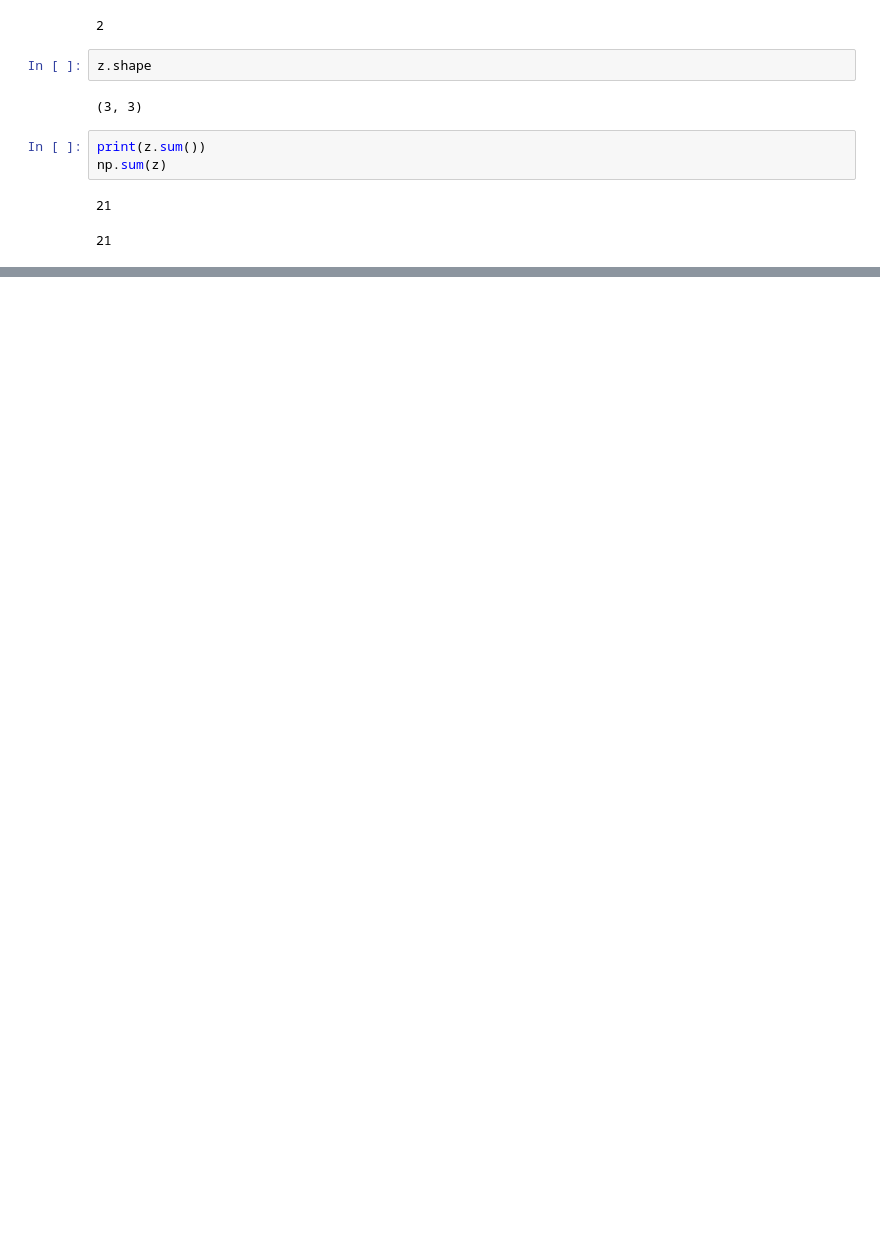
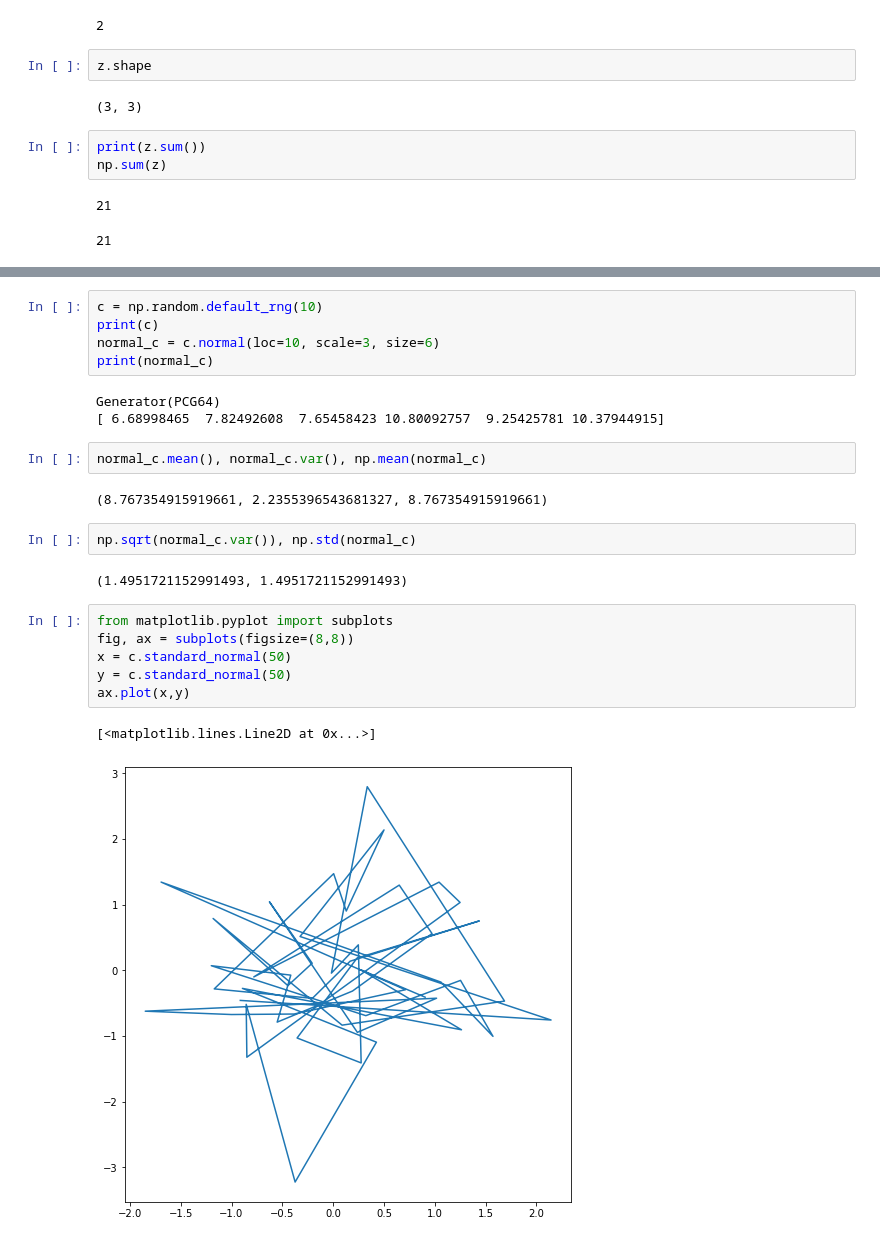
Before and after one commit to nectifurkn455/machine_learning, a Jupyter notebook: ISLP/Labs/chapter2lab.ipynb, the cells around one changed output, grey strips where cells are left out. Cells and saved outputs as stored; diff of their text form; blank space fills up the shorter version.

Commit message:
plotting studied

```diff
--- a/ISLP/Labs/chapter2lab.ipynb
+++ b/ISLP/Labs/chapter2lab.ipynb
@@ -28,0 +84,25 @@ np.sum(z)
+# %%
+c = np.random.default_rng(10)
+print(c)
+normal_c = c.normal(loc=10, scale=3, size=6)
+print(normal_c)
+# %% [output]
+Generator(PCG64)
+[ 6.68998465  7.82492608  7.65458423 10.80092757  9.25425781 10.37944915]
+# %%
+normal_c.mean(), normal_c.var(), np.mean(normal_c)
+# %% [output]
+(8.767354915919661, 2.2355396543681327, 8.767354915919661)
+# %%
+np.sqrt(normal_c.var()), np.std(normal_c)
+# %% [output]
+(1.4951721152991493, 1.4951721152991493)
+# %%
+from matplotlib.pyplot import subplots
+fig, ax = subplots(figsize=(8,8))
+x = c.standard_normal(50)
+y = c.standard_normal(50)
+ax.plot(x,y)
+# %% [output]
+[<matplotlib.lines.Line2D at 0x...>]
+[figure, added]
```
Also changed, not shown: parts of 16 cells of this notebook, 3 other files.
